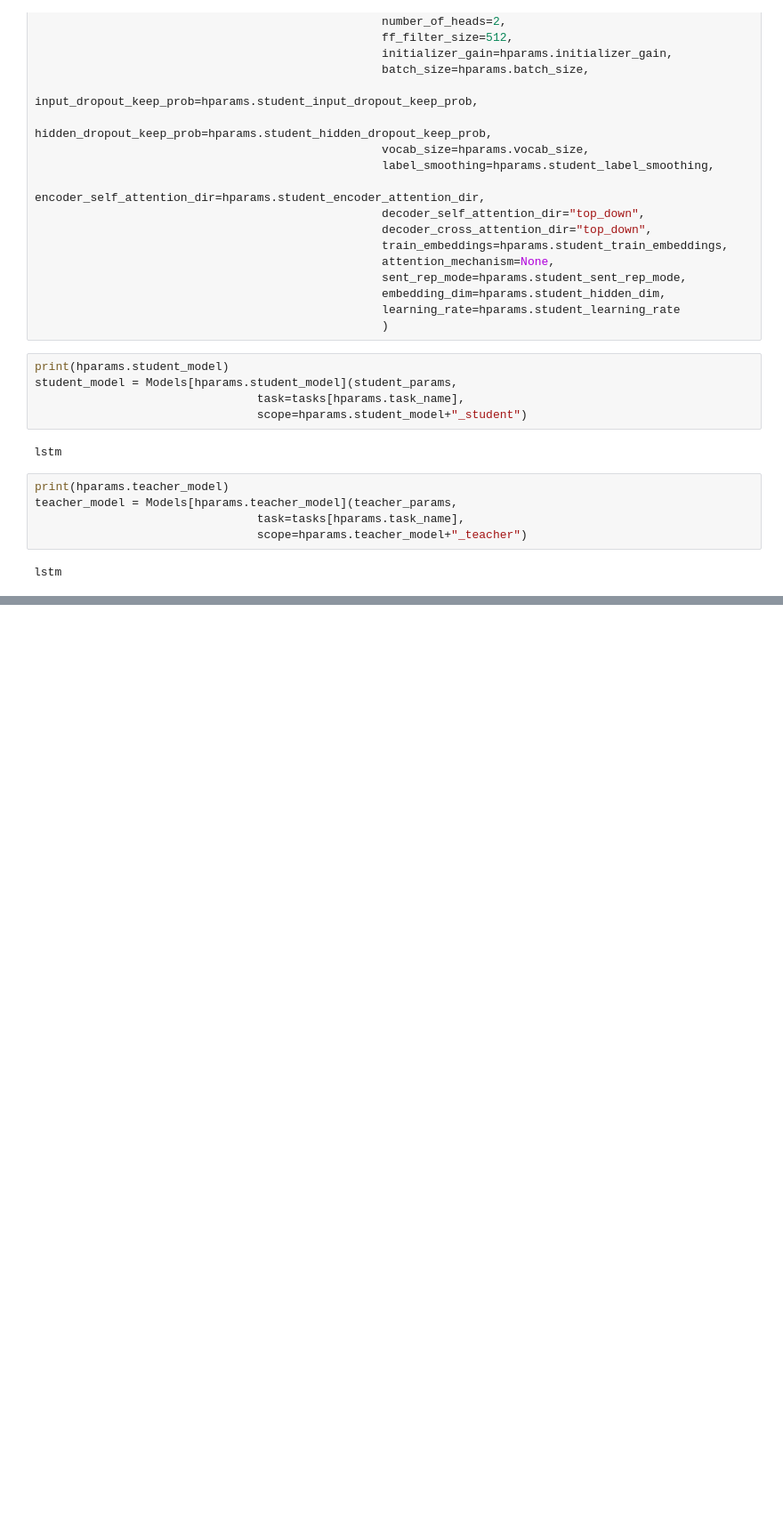
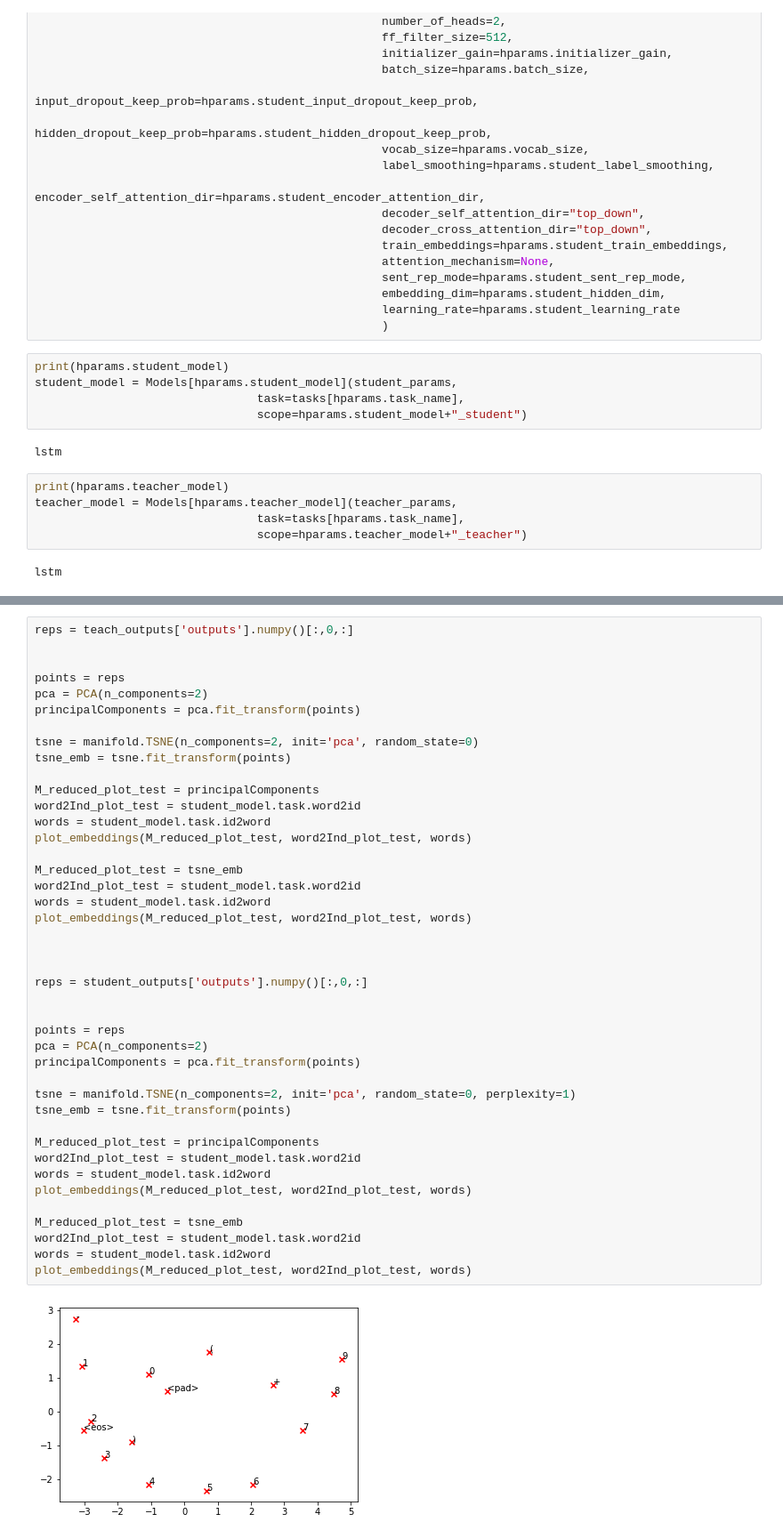
Before and after one commit to samiraabnar/SolutionDistillation, a Jupyter notebook: notebooks/Representations.ipynb, the cells around one changed output, grey strips where cells are left out. Shown: that part at 89% size. Cells and saved outputs as stored; diff of their text form; blank space fills up the shorter version.

```diff
--- a/notebooks/Representations.ipynb
+++ b/notebooks/Representations.ipynb
@@ -352,0 +467,44 @@ array([[False],
+# %%
+reps = teach_outputs['outputs'].numpy()[:,0,:]
+
+
+points = reps
+pca = PCA(n_components=2)
+principalComponents = pca.fit_transform(points)
+
+tsne = manifold.TSNE(n_components=2, init='pca', random_state=0)
+tsne_emb = tsne.fit_transform(points)
+
+M_reduced_plot_test = principalComponents
+word2Ind_plot_test = student_model.task.word2id
+words = student_model.task.id2word
+plot_embeddings(M_reduced_plot_test, word2Ind_plot_test, words)
+
+M_reduced_plot_test = tsne_emb
+word2Ind_plot_test = student_model.task.word2id
+words = student_model.task.id2word
+plot_embeddings(M_reduced_plot_test, word2Ind_plot_test, words)
+
+
+
+reps = student_outputs['outputs'].numpy()[:,0,:]
+
+
+points = reps
+pca = PCA(n_components=2)
+principalComponents = pca.fit_transform(points)
+
+tsne = manifold.TSNE(n_components=2, init='pca', random_state=0, perplexity=1)
+tsne_emb = tsne.fit_transform(points)
+
+M_reduced_plot_test = principalComponents
+word2Ind_plot_test = student_model.task.word2id
+words = student_model.task.id2word
+plot_embeddings(M_reduced_plot_test, word2Ind_plot_test, words)
+
+M_reduced_plot_test = tsne_emb
+word2Ind_plot_test = student_model.task.word2id
+words = student_model.task.id2word
+plot_embeddings(M_reduced_plot_test, word2Ind_plot_test, words)
+# %% [output]
+[figure, added]
```
Also changed, not shown: parts of 15 cells of this notebook, 1 other file.
